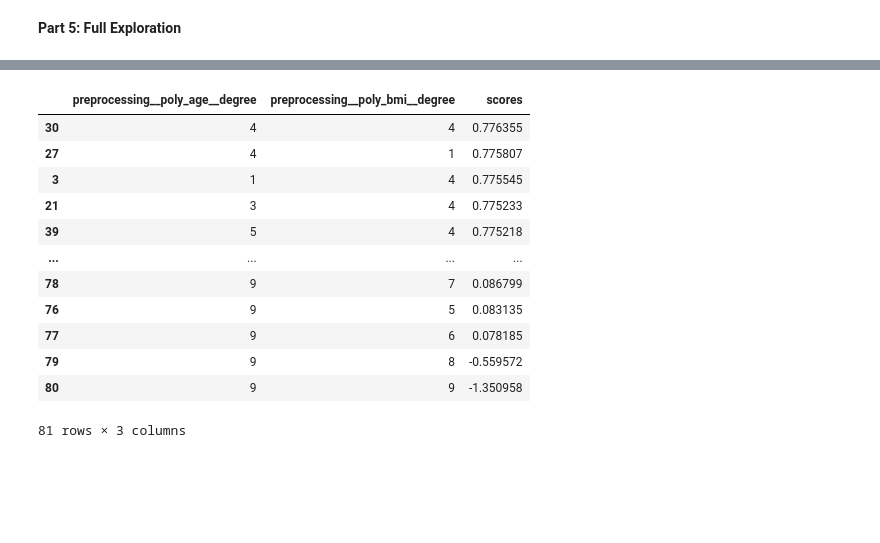
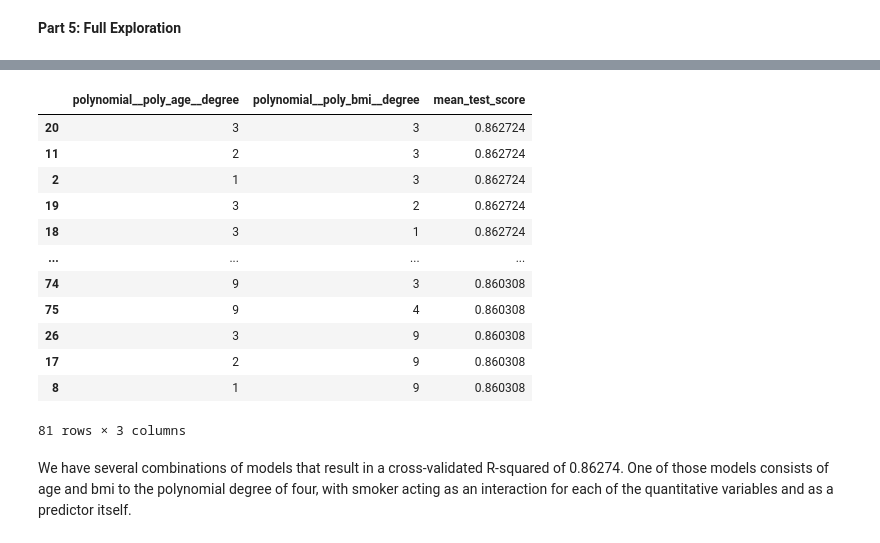
Before and after one commit to r-morag/Labs---GSB-544, a Jupyter notebook: lab5.ipynb, the cells around one changed output, grey strips where cells are left out. Cells and saved outputs as stored; diff of their text form; code cells hidden in the pictures; blank space fills up the shorter version.

```diff
--- a/lab5.ipynb
+++ b/lab5.ipynb
@@ -587,3 +590,4 @@ theme_classic()
 # %%
-X = df_insurance.drop("charges", axis=1)
-y = df_insurance
+df_total_insurance = pd.concat([df_insurance, df_new_insurance])
+X = df_total_insurance.drop("charges", axis=1)
+y = df_total_insurance["charges"]
@@ -590,23 +610,41 @@ y = df_insurance
 # %%
 from sklearn.model_selection import GridSearchCV
 
+ct_pre = ColumnTransformer(
+  [
+    ("dummify", OneHotEncoder(sparse_output=False, drop="first"), ["smoker"]),
+    ("standardize", StandardScaler(), ["age", "bmi"])
+  ],
+  remainder="drop"
+).set_output(transform = "pandas")
+
+ct_inter = ColumnTransformer(
+    [
+      ("interaction1", PolynomialFeatures(interaction_only = True, include_bias=False), ["dummify__smoker_yes", "standardize__age"]),
+      ("interaction2", PolynomialFeatures(interaction_only = True, include_bias=False), ["dummify__smoker_yes", "standardize__bmi"])
+    ]
+).set_output(transform="pandas")
+
 ct_poly = ColumnTransformer(
   [
-    ("dummify", OneHotEncoder(sparse_output=False, drop="first"), ["smoker"]),
-    ("poly_age", PolynomialFeatures(), ["age"]),
-    ("poly_bmi", PolynomialFeatures(), ["bmi"])
+    ("poly_age", PolynomialFeatures(), ["interaction1__standardize__age"]),
+    ("poly_bmi", PolynomialFeatures(), ["interaction1__standardize__age"]),
+    ("keep", FunctionTransformer(None), ["interaction1__dummify__smoker_yes standardize__age",
+                                         "interaction1__dummify__smoker_yes",
+                                         "interaction2__dummify__smoker_yes standardize__bmi"])
   ],
-  remainder="drop"
 )
 
 lr_pipeline_poly = Pipeline(
-  [("preprocessing", ct_poly),
+  [("preprocessing", ct_pre),
+   ("interaction", ct_inter),
+   ("polynomial", ct_poly),
    ("linear_regression", LinearRegression())]
 ).set_output(transform="pandas")
 
 degrees = {
-  'preprocessing__poly_age__degree': np.arange(1, 10),
-  'preprocessing__poly_bmi__degree': np.arange(1, 10)
+  'polynomial__poly_age__degree': np.arange(1, 10),
+  'polynomial__poly_bmi__degree': np.arange(1, 10)
 }
 
 gscv = GridSearchCV(lr_pipeline_poly, degrees, cv=5, scoring='r2')
@@ -614,21 +652,24 @@ gscv = GridSearchCV(lr_pipeline_poly, degrees, cv=5, scoring='r2')
 gscv_fitted = gscv.fit(X, y)
 # %%
 params_df = pd.DataFrame(gscv_fitted.cv_results_["params"])
+scores_df = pd.DataFrame(gscv_fitted.cv_results_["mean_test_score"], columns=["mean_test_score"])
+results_df = pd.concat([params_df, scores_df], axis=1)
 
-results_df = params_df.assign(scores=gscv_fitted.cv_results_["mean_test_score"])
-
-results_df.sort_values(by="scores", ascending=False)
+results_df.sort_values(by="mean_test_score", ascending=False)
 # %% [output]
-|  | preprocessing__poly_age__degree | preprocessing__poly_bmi__degree | scores |
-| 30 | 4 | 4 | 0.776355 |
-| 27 | 4 | 1 | 0.775807 |
-| 3 | 1 | 4 | 0.775545 |
-| 21 | 3 | 4 | 0.775233 |
-| 39 | 5 | 4 | 0.775218 |
+|  | polynomial__poly_age__degree | polynomial__poly_bmi__degree | mean_test_score |
+| 20 | 3 | 3 | 0.862724 |
+| 11 | 2 | 3 | 0.862724 |
+| 2 | 1 | 3 | 0.862724 |
+| 19 | 3 | 2 | 0.862724 |
+| 18 | 3 | 1 | 0.862724 |
 | ... | ... | ... | ... |
-| 78 | 9 | 7 | 0.086799 |
-| 76 | 9 | 5 | 0.083135 |
-| 77 | 9 | 6 | 0.078185 |
-| 79 | 9 | 8 | -0.559572 |
-| 80 | 9 | 9 | -1.350958 |
+| 74 | 9 | 3 | 0.860308 |
+| 75 | 9 | 4 | 0.860308 |
+| 26 | 3 | 9 | 0.860308 |
+| 17 | 2 | 9 | 0.860308 |
+| 8 | 1 | 9 | 0.860308 |
 81 rows × 3 columns
+# %% [markdown]
+
+We have several combinations of models that result in a cross-validated R-squared of 0.86274. One of those models consists of age and bmi to the polynomial degree of four, with smoker acting as an interaction for each of the quantitative variables and as a predictor itself.
```
Also changed, not shown: parts of 4 cells of this notebook.
